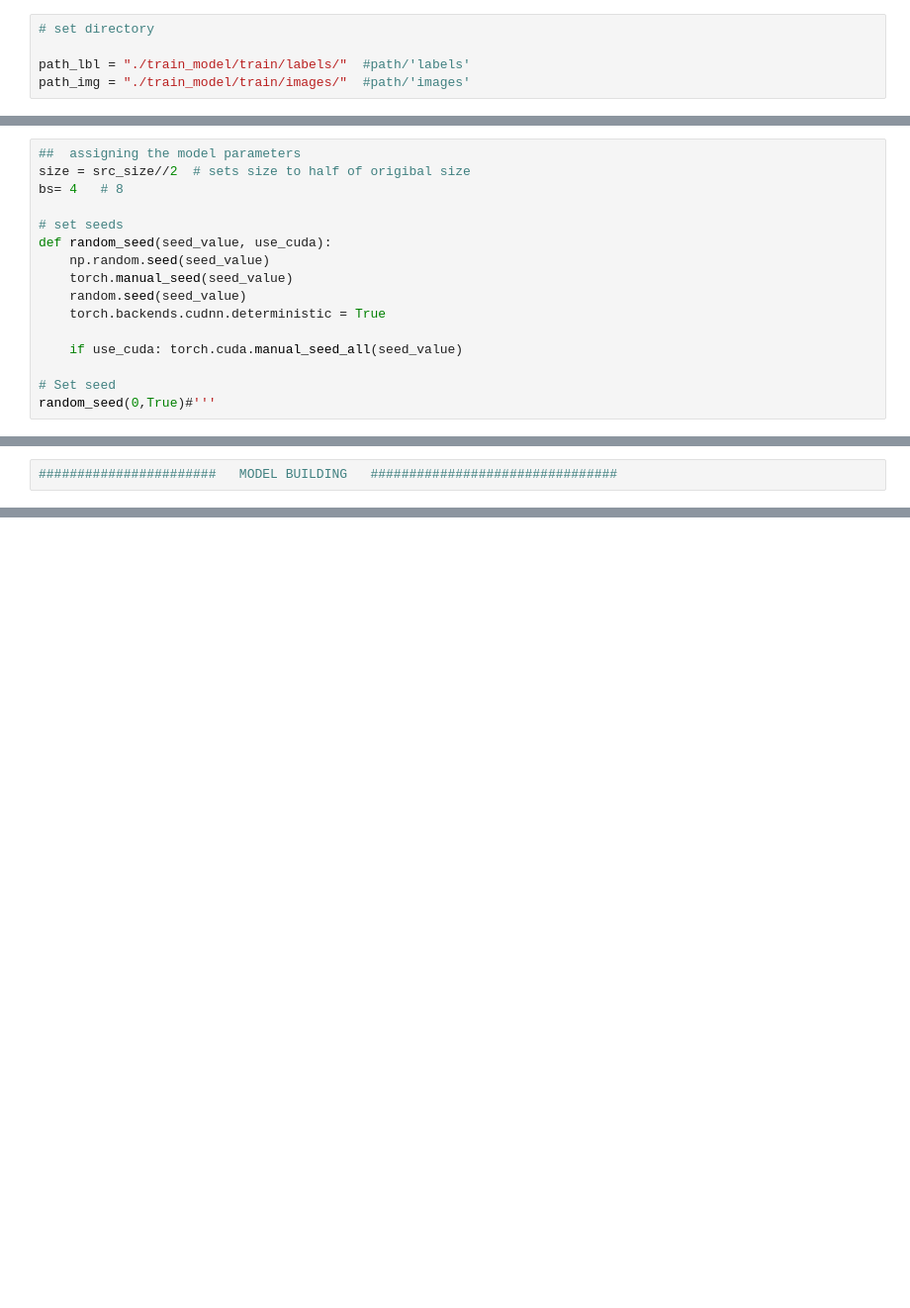
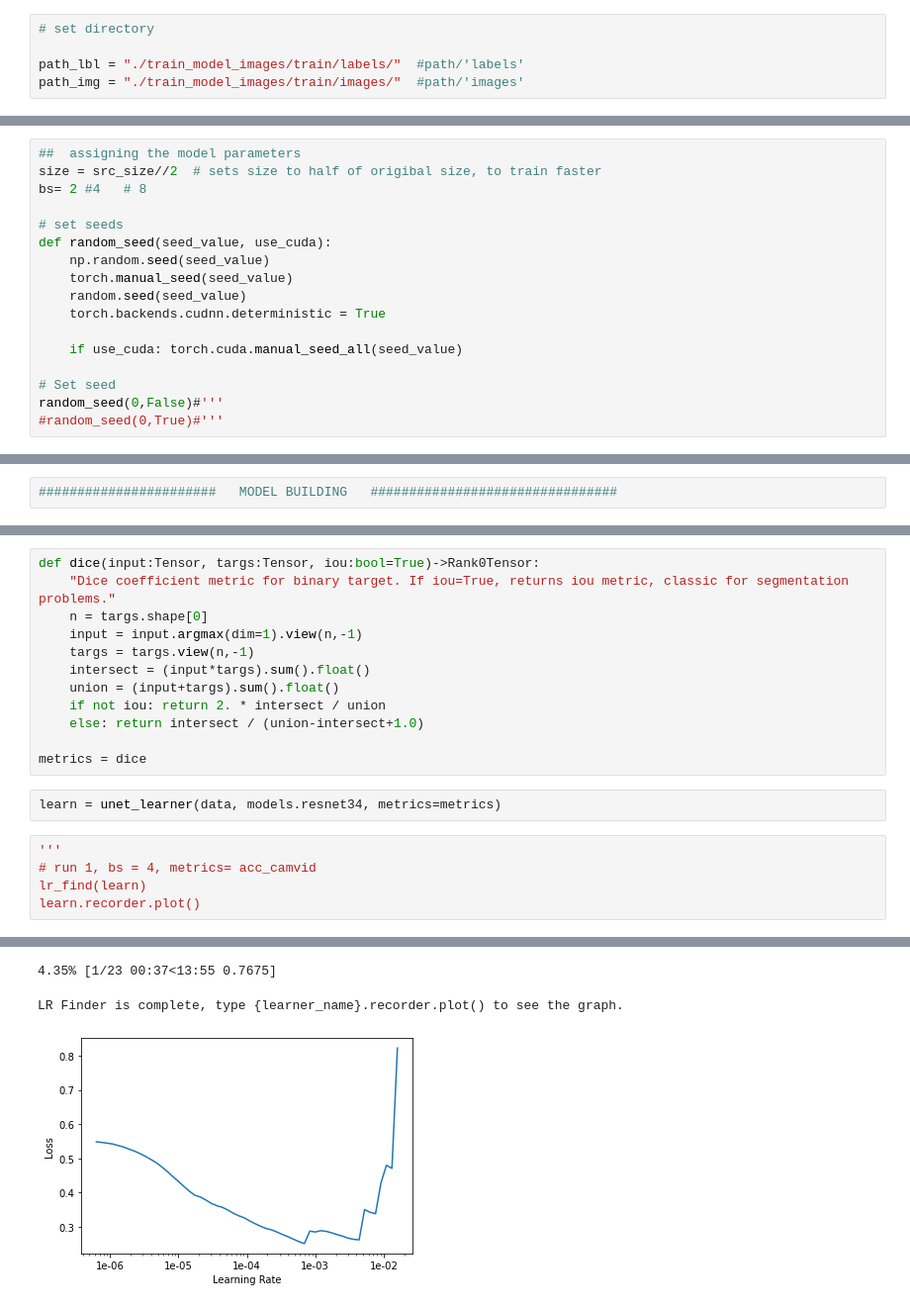
Before and after one commit to sreetamadas/sample_Python_code, a Jupyter notebook: CV/segmentation/road_crack_segmentation.ipynb, the cells around one changed output, grey strips where cells are left out. Shown: that part at 99% size. Saved outputs shown, nothing was run; the diff lists cells and outputs as text; blank space fills up the shorter version.

```diff
--- a/CV/segmentation/road_crack_segmentation.ipynb
+++ b/CV/segmentation/road_crack_segmentation.ipynb
@@ -211,8 +204,8 @@ import matplotlib.pyplot as plt
 # %%
 # set directory
 
-path_lbl = "./train_model/train/labels/"  #path/'labels'
-path_img = "./train_model/train/images/"  #path/'images'
+path_lbl = "./train_model_images/train/labels/"  #path/'labels'
+path_img = "./train_model_images/train/images/"  #path/'images'
 # %%
 ####################################   UNDERSTANDING DATA   ###########################################
 # %%
@@ -531,8 +525,8 @@ print(f"using bs={bs}, have {free}MB of GPU RAM free")'''
 0
 # %%
 ##  assigning the model parameters
-size = src_size//2  # sets size to half of origibal size
-bs= 4   # 8
+size = src_size//2  # sets size to half of origibal size, to train faster
+bs= 2 #4   # 8
 
 # set seeds
 def random_seed(seed_value, use_cuda):
@@ -544,7 +538,8 @@ def random_seed(seed_value, use_cuda):
     if use_cuda: torch.cuda.manual_seed_all(seed_value)
 
 # Set seed
-random_seed(0,True)#'''
+random_seed(0,False)#'''
+#random_seed(0,True)#'''
 # %%
 # where to make changes for image mask, div=True?
 
@@ -576,0 +740,20 @@ data.show_batch(2, figsize=(10,7))
+# %%
+def dice(input:Tensor, targs:Tensor, iou:bool=True)->Rank0Tensor:
+    "Dice coefficient metric for binary target. If iou=True, returns iou metric, classic for segmentation problems."
+    n = targs.shape[0]
+    input = input.argmax(dim=1).view(n,-1)
+    targs = targs.view(n,-1)
+    intersect = (input*targs).sum().float()
+    union = (input+targs).sum().float()
+    if not iou: return 2. * intersect / union
+    else: return intersect / (union-intersect+1.0)
+
+metrics = dice
+# %%
+learn = unet_learner(data, models.resnet34, metrics=metrics)
+# %%
+'''
+# run 1, bs = 4, metrics= acc_camvid
+lr_find(learn)
+learn.recorder.plot()
+# %% [output]
@@ -576,0 +765,3 @@ data.show_batch(2, figsize=(10,7))
+4.35% [1/23 00:37<13:55 0.7675]
+LR Finder is complete, type {learner_name}.recorder.plot() to see the graph.
+[figure, added]
```
Also changed, not shown: parts of 56 cells of this notebook.
